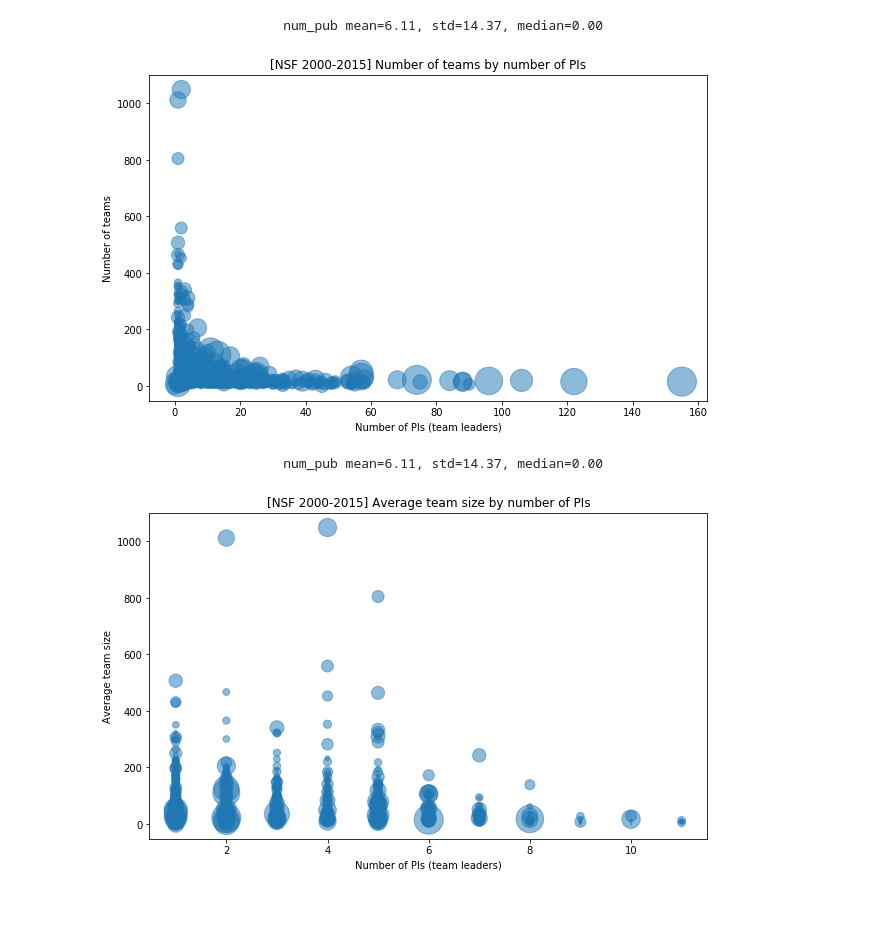
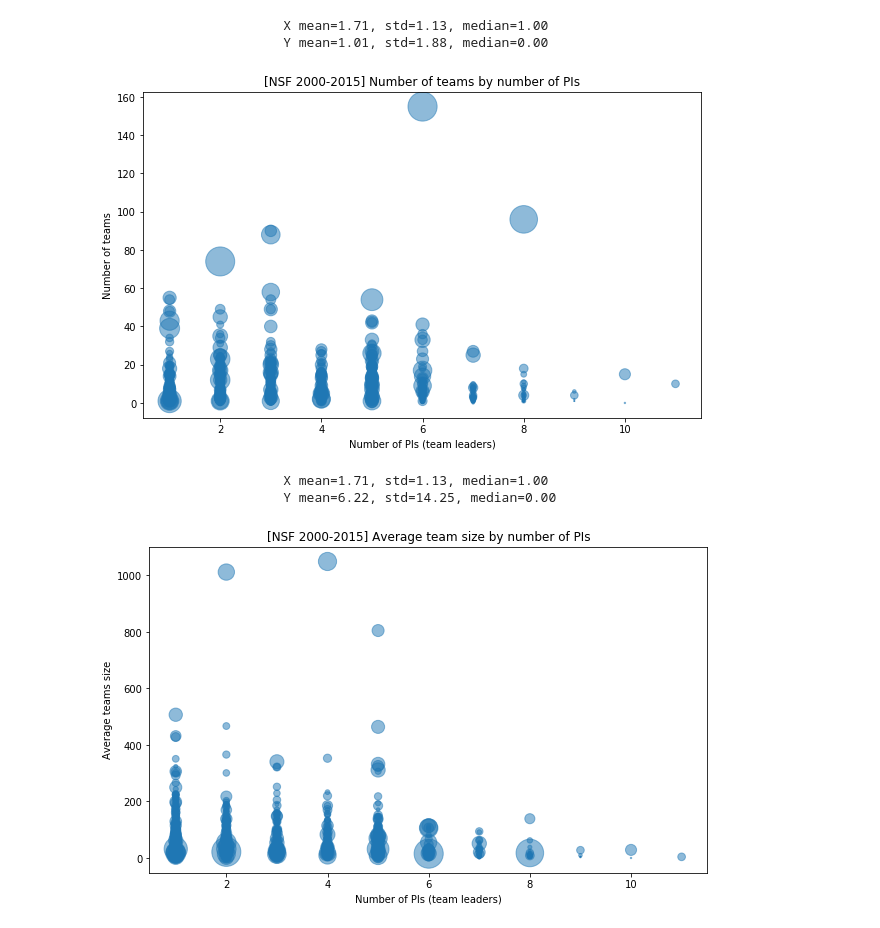
Before and after one commit to shinminjeong/moneymatters, a Jupyter notebook: scripts/Team_dynamics.ipynb, the cells around one changed output. Drawn from its saved outputs; the diff is of its cells as text; code cells hidden in the pictures.

```diff
--- a/scripts/Team_dynamics.ipynb
+++ b/scripts/Team_dynamics.ipynb
@@ -41,6 +45,7 @@ years = [2000, 2001, 2003, 2005, 2007, 2009, 2010, 2011, 2012, 2013, 2015]
 data = {}
 for y in years:
     data.update(core.nsf_utils.team_analysis(y))
+data = {k:v for k, v in data.items() if v["type"] in ["Standard Grant", "Continuing grant"]}
 # %%
 plot_pub_vs_pis("NSF", data, "amount")
 # %% [output]
@@ -59,30 +82,36 @@ plot_pub_vs_ncc("NSF", data, "teamsize")
 # %%
 plt.figure(figsize=(10,6))
 plt.title("[{} {}-{}] Number of teams by number of PIs".format("NSF", years[0], years[-1]))
 plt.ylabel("Number of teams")
 plt.xlabel("Number of PIs (team leaders)")
 x = [d["num_pis"] for d in data.values()]
-x = [d["num_cc"] for d in data.values()]
+y = [d["num_cc"] for d in data.values()]
 # s = [np.sqrt(d["amount"])/5 for d in data.values()]
 s = [d["num_pubs"] for d in data.values()]
+# s = [np.mean(d["team_size"]) for d in data.values()]
 plt.scatter(x, y, s=s, alpha=0.5)
-print("\n\t\t\tnum_pub mean={:3.2f}, std={:3.2f}, median={:3.2f}".format(np.mean(y), np.std(y), np.median(y)))
+print("\t\t\tX mean={:3.2f}, std={:3.2f}, median={:3.2f}".format(np.mean(x), np.std(x), np.median(x)))
+print("\t\t\tY mean={:3.2f}, std={:3.2f}, median={:3.2f}".format(np.mean(y), np.std(y), np.median(y)))
 # plt.legend(div_type, bbox_to_anchor=(1, 1))
 # %% [output]
-                        num_pub mean=6.11, std=14.37, median=0.00
+                        X mean=1.71, std=1.13, median=1.00
+                        Y mean=1.01, std=1.88, median=0.00
-[figure, old version]
+[figure, new version]
 # %%
 plt.figure(figsize=(10,6))
 plt.title("[{} {}-{}] Average team size by number of PIs".format("NSF", years[0], years[-1]))
-plt.ylabel("Average team size")
+plt.ylabel("Average teams size")
 plt.xlabel("Number of PIs (team leaders)")
 x = [d["num_pis"] for d in data.values()]
 y = [np.mean(d["team_size"]) for d in data.values()]
 # s = [np.sqrt(d["amount"])/5 for d in data.values()]
 s = [d["num_pubs"] for d in data.values()]
+# s = [d["num_cc"] for d in data.values()]
 plt.scatter(x, y, s=s, alpha=0.5)
-print("\n\t\t\tnum_pub mean={:3.2f}, std={:3.2f}, median={:3.2f}".format(np.mean(y), np.std(y), np.median(y)))
+print("\t\t\tX mean={:3.2f}, std={:3.2f}, median={:3.2f}".format(np.mean(x), np.std(x), np.median(x)))
+print("\t\t\tY mean={:3.2f}, std={:3.2f}, median={:3.2f}".format(np.mean(y), np.std(y), np.median(y)))
 # plt.legend(div_type, bbox_to_anchor=(1, 1))
 # %% [output]
-                        num_pub mean=6.11, std=14.37, median=0.00
+                        X mean=1.71, std=1.13, median=1.00
+                        Y mean=6.22, std=14.25, median=0.00
-[figure, old version]
+[figure, new version]
```
Also changed, not shown: parts of 19 cells of this notebook.
